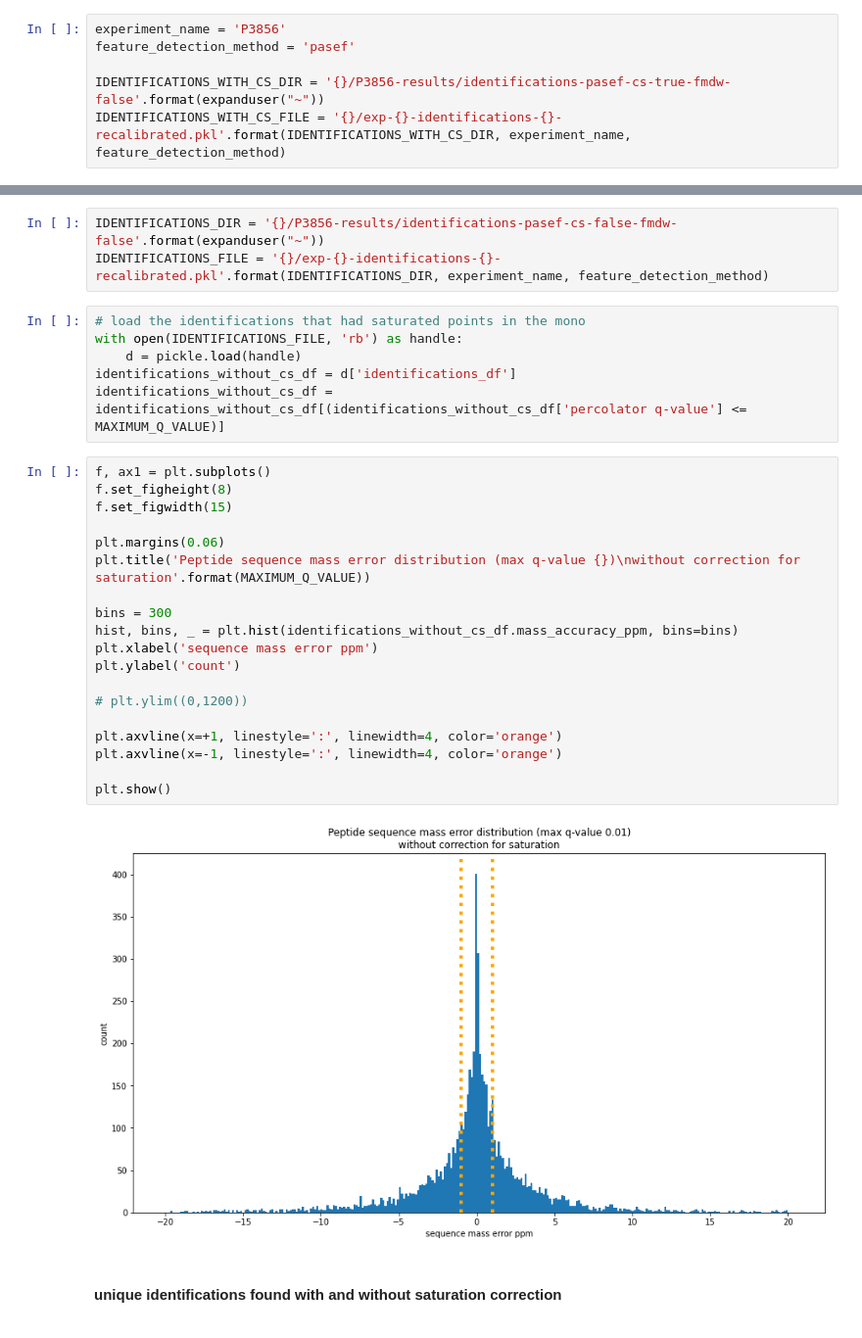
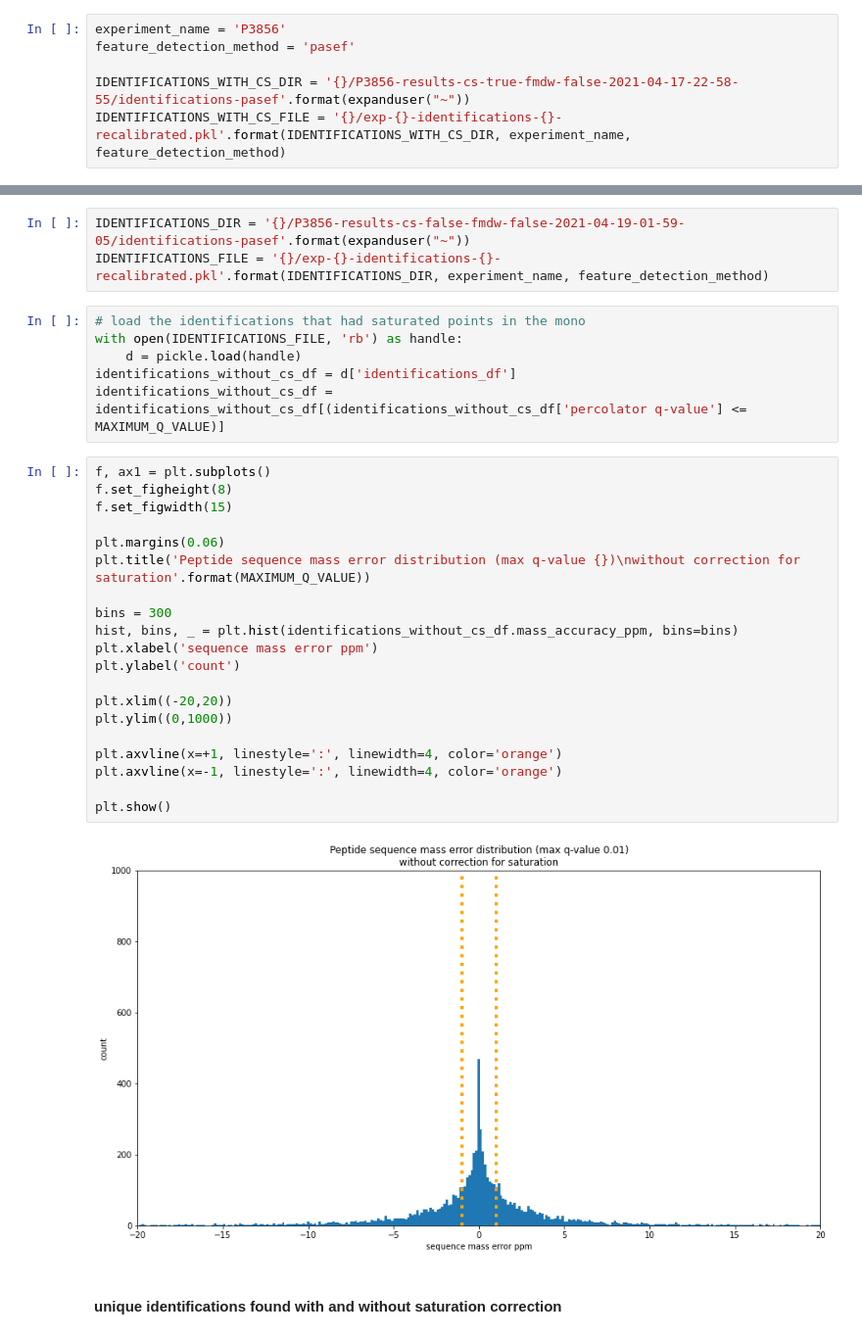
Before and after one commit to WEHI-Proteomics/tfde, a Jupyter notebook: notebooks/paper 2 - identifications with and without saturation correction.ipynb, the cells around one changed output, grey strips where cells are left out. Shown at 98% size. Drawn from its saved outputs; the diff is of its cells as text.

```diff
--- a/notebooks/paper 2 - identifications with and without saturation correction.ipynb
+++ b/notebooks/paper 2 - identifications with and without saturation correction.ipynb
@@ -11,5 +11,5 @@ from os.path import expanduser
 experiment_name = 'P3856'
 feature_detection_method = 'pasef'
 
-IDENTIFICATIONS_WITH_CS_DIR = '{}/P3856-results/identifications-pasef-cs-true-fmdw-false'.format(expanduser("~"))
+IDENTIFICATIONS_WITH_CS_DIR = '{}/P3856-results-cs-true-fmdw-false-2021-04-17-22-58-55/identifications-pasef'.format(expanduser("~"))
 IDENTIFICATIONS_WITH_CS_FILE = '{}/exp-{}-identifications-{}-recalibrated.pkl'.format(IDENTIFICATIONS_WITH_CS_DIR, experiment_name, feature_detection_method)
@@ -47,7 +52,7 @@ plt.show()
 # %% [markdown]
 #### identifications without correction for saturation
 # %%
-IDENTIFICATIONS_DIR = '{}/P3856-results/identifications-pasef-cs-false-fmdw-false'.format(expanduser("~"))
+IDENTIFICATIONS_DIR = '{}/P3856-results-cs-false-fmdw-false-2021-04-19-01-59-05/identifications-pasef'.format(expanduser("~"))
 IDENTIFICATIONS_FILE = '{}/exp-{}-identifications-{}-recalibrated.pkl'.format(IDENTIFICATIONS_DIR, experiment_name, feature_detection_method)
 # %%
 # load the identifications that had saturated points in the mono
@@ -58,24 +63,25 @@ identifications_without_cs_df = identifications_without_cs_df[(identifications_w
 # %%
 f, ax1 = plt.subplots()
 f.set_figheight(8)
 f.set_figwidth(15)
 
 plt.margins(0.06)
 plt.title('Peptide sequence mass error distribution (max q-value {})\nwithout correction for saturation'.format(MAXIMUM_Q_VALUE))
 
 bins = 300
 hist, bins, _ = plt.hist(identifications_without_cs_df.mass_accuracy_ppm, bins=bins)
 plt.xlabel('sequence mass error ppm')
 plt.ylabel('count')
 
-# plt.ylim((0,1200))
+plt.xlim((-20,20))
+plt.ylim((0,1000))
 
 plt.axvline(x=+1, linestyle=':', linewidth=4, color='orange')
 plt.axvline(x=-1, linestyle=':', linewidth=4, color='orange')
 
 plt.show()
 # %% [output]
-[figure, old version]
+[figure, new version]
 # %% [markdown]
 #### unique identifications found with and without saturation correction
 # %%
```
Also changed, not shown: parts of 13 cells of this notebook, 2 other files.
